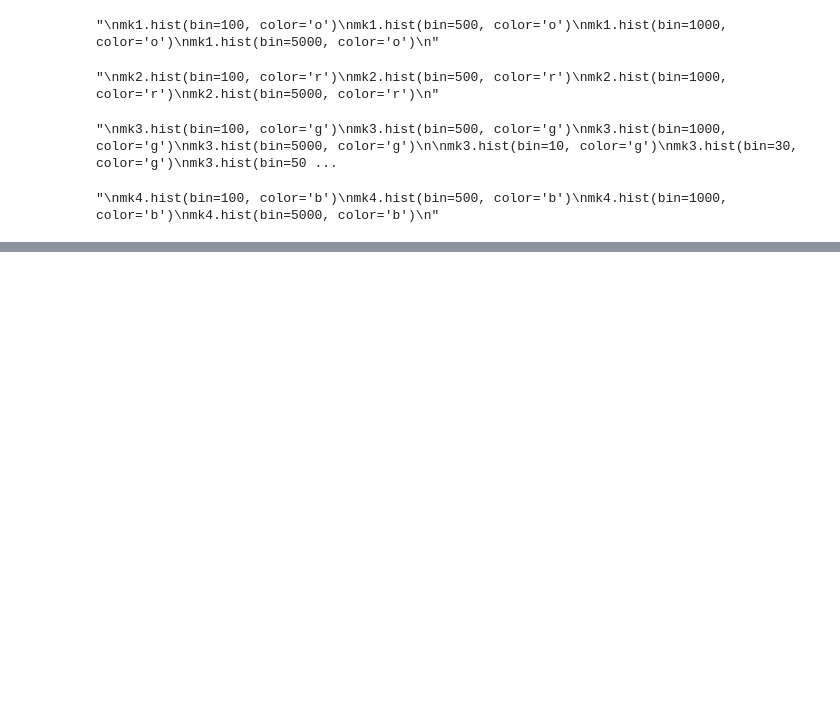
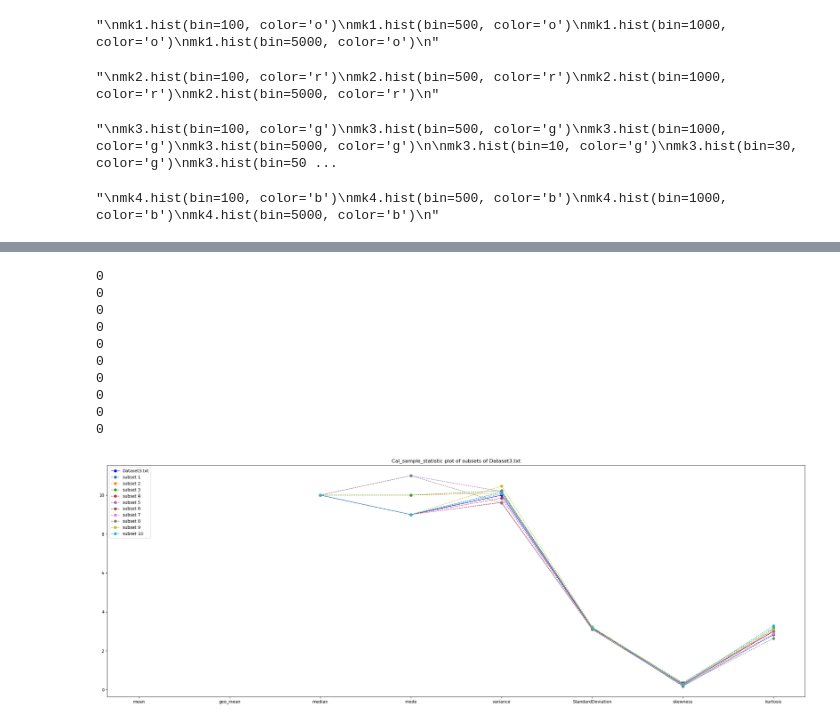
Before and after one commit to mmingyeong/2023-2_AstroStatistics_HW, a Jupyter notebook: HW1/HW1_ProbA.ipynb, the cells around one changed output, grey strips where cells are left out. Cells and saved outputs as stored; diff of their text form; code cells hidden in the pictures; blank space fills up the shorter version.

```diff
--- a/HW1/HW1_ProbA.ipynb
+++ b/HW1/HW1_ProbA.ipynb
@@ -320,0 +542,79 @@ kurtosis:  5.917344575128322
+# %%
+#Prob B
+
+mk3_subset1 = mk3_list[0:1000]
+mk3_subset2 = mk3_list[1000:2000]
+mk3_subset3 = mk3_list[2000:3000]
+mk3_subset4 = mk3_list[3000:4000]
+mk3_subset5 = mk3_list[4000:5000]
+mk3_subset6 = mk3_list[5000:6000]
+mk3_subset7 = mk3_list[6000:7000]
+mk3_subset8 = mk3_list[7000:8000]
+mk3_subset9 = mk3_list[8000:9000]
+mk3_subset10 = mk3_list[9000:10000]
+
+subset_list = []
+subset_list.append(mk3_subset1)
+subset_list.append(mk3_subset2)
+subset_list.append(mk3_subset3)
+subset_list.append(mk3_subset4)
+subset_list.append(mk3_subset5)
+subset_list.append(mk3_subset6)
+subset_list.append(mk3_subset7)
+subset_list.append(mk3_subset8)
+subset_list.append(mk3_subset9)
+subset_list.append(mk3_subset10)
+
+plt.figure(figsize=(30,10))
+plt.plot(mk3_cal_dic.keys(), mk3_cal_dic.values(), 'bo-', linewidth=1, label="Dataset3.txt")
+plt.legend(loc='upper left')
+plt.title(f"Cal_sample_statistic plot of subsets of Dataset3.txt")
+
+# newfile.py
+f = open("hw1_proB_3.txt", 'w')
+index = 1
+for dataset in subset_list:
+    mk_cal = Cal_sample_statistic(dataset)
+
+    mk_cal_dic = {}
+    mk_cal_dic["mean"] = mk_cal.mean()
+    mk_cal_dic["geo_mean"] = mk_cal.geo_mean()
+    mk_cal_dic["median"] = mk_cal.median()
+    mk_cal_dic["mode"] = mk_cal.mode()
+    mk_cal_dic["variance"] = mk_cal.variance()
+    mk_cal_dic["StandardDeviation"] = mk_cal.StandardDeviation()
+    mk_cal_dic["skewness"] = mk_cal.skewness()
+    mk_cal_dic["kurtosis"] = mk_cal.kurtosis()
+
+    #f.write(f"<calculate the following for subset dataset {index}>\n")
+    #f.write(f"mean: {mk_cal.mean()}\n")
+    #f.write(f"geo_mean: {mk_cal.geo_mean()}\n")
+    #f.write(f"median: {mk_cal.median()}\n")
+    #f.write(f"mode: {mk_cal.mode()}\n")
+    #f.write(f"variance: {mk_cal.variance()}\n")
+    #f.write(f"StandardDeviation: {mk_cal.StandardDeviation()}\n")
+    #f.write(f"skewness: {mk_cal.skewness()}\n")
+    #f.write(f"kurtosis: {mk_cal.kurtosis()}\n")
+    #f.write("\n")
+
+    plt.plot(mk_cal_dic.keys(), mk_cal_dic.values(), 'o--', linewidth=1, label=f"subset {index}")
+
+
+    index += 1
+
+f.close()
+
+plt.legend(loc='upper left')
+plt.show()
+# %% [output]
+0
+0
+0
+0
+0
+0
+0
+0
+0
+0
+[figure, added]
```
Also changed, not shown: parts of 15 cells of this notebook, 8 other files.
